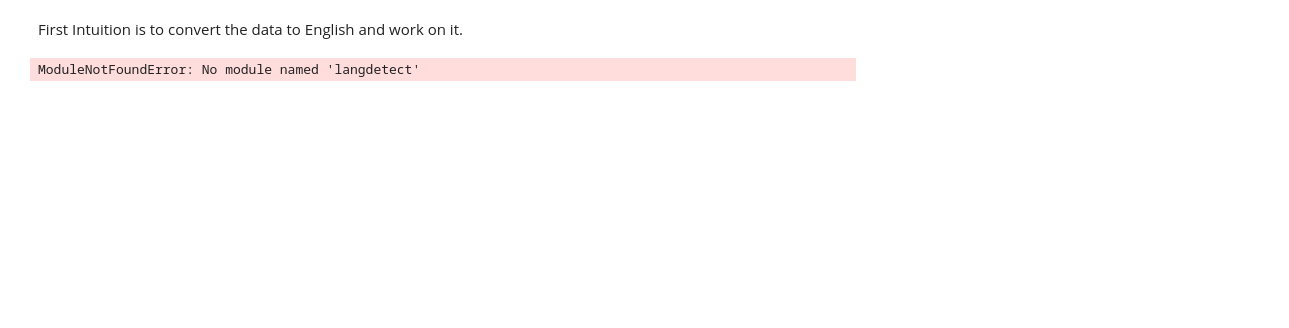
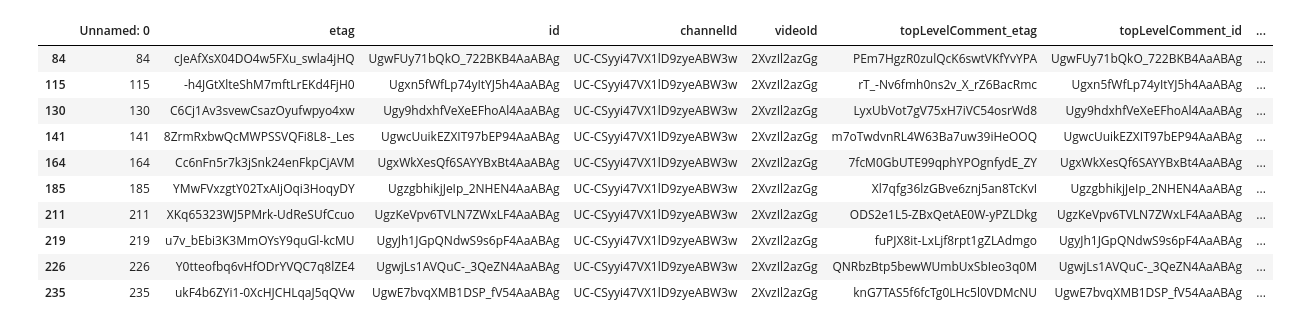
Before and after one commit to Hetav01/Public-Safety-Monitoring-India, a Jupyter notebook: preprocessing/preprocessing.ipynb, the cells around one changed output. Saved outputs shown, nothing was run; the diff lists cells and outputs as text; code cells hidden in the pictures; blank space fills up the shorter version.

```diff
--- a/preprocessing/preprocessing.ipynb
+++ b/preprocessing/preprocessing.ipynb
@@ -56,23 +9,16 @@ Requirement already satisfied: six in /Users/hetavpatel/anaconda3/lib/python3.12
-# %% [markdown]
-First Intuition is to convert the data to English and work on it.
-# %%
-import langdetect
-import google_trans_new
-from langdetect import detect
-from google_trans_new import google_translator
-
-#write a function to detect language of the comments and then translate them to english and then apply the function the comments column  and create a new column
-
-def detect_lang(comment):
-    try:
-        return detect(comment)
-    except:
-        return 'unknown'
-
-def translate_to_english(comment):
-    translator = google_translator()
-    return translator.translate(comment, lang_tgt='en')
-
-df['lang'] = df['textOriginal'].apply(detect_lang)
-# %% [output]
-ModuleNotFoundError: No module named 'langdetect'
+# %%
+#check first if lang and langNew are still the same after translation or how much it has changed. compare and find the difference
+
+df[df['langNew'] == "id"].head(10)
+# %% [output]
+|  | Unnamed: 0 | etag | id | channelId | videoId | topLevelComment_etag | topLevelComment_id | ... |
+| 84 | 84 | cJeAfXsX04DO4w5FXu_swla4jHQ | UgwFUy71bQkO_722BKB4AaABAg | UC-CSyyi47VX1lD9zyeABW3w | 2XvzIl2azGg | PEm7HgzR0zulQcK6swtVKfYvYPA | UgwFUy71bQkO_722BKB4AaABAg | ... |
+| 115 | 115 | -h4JGtXlteShM7mftLrEKd4FjH0 | Ugxn5fWfLp74yItYJ5h4AaABAg | UC-CSyyi47VX1lD9zyeABW3w | 2XvzIl2azGg | rT_-Nv6fmh0ns2v_X_rZ6BacRmc | Ugxn5fWfLp74yItYJ5h4AaABAg | ... |
+| 130 | 130 | C6Cj1Av3svewCsazOyufwpyo4xw | Ugy9hdxhfVeXeEFhoAl4AaABAg | UC-CSyyi47VX1lD9zyeABW3w | 2XvzIl2azGg | LyxUbVot7gV75xH7iVC54osrWd8 | Ugy9hdxhfVeXeEFhoAl4AaABAg | ... |
+| 141 | 141 | 8ZrmRxbwQcMWPSSVQFi8L8-_Les | UgwcUuikEZXIT97bEP94AaABAg | UC-CSyyi47VX1lD9zyeABW3w | 2XvzIl2azGg | m7oTwdvnRL4W63Ba7uw39iHeOOQ | UgwcUuikEZXIT97bEP94AaABAg | ... |
+| 164 | 164 | Cc6nFn5r7k3jSnk24enFkpCjAVM | UgxWkXesQf6SAYYBxBt4AaABAg | UC-CSyyi47VX1lD9zyeABW3w | 2XvzIl2azGg | 7fcM0GbUTE99qphYPOgnfydE_ZY | UgxWkXesQf6SAYYBxBt4AaABAg | ... |
+| 185 | 185 | YMwFVxzgtY02TxAIjOqi3HoqyDY | UgzgbhikjJeIp_2NHEN4AaABAg | UC-CSyyi47VX1lD9zyeABW3w | 2XvzIl2azGg | Xl7qfg36lzGBve6znj5an8TcKvI | UgzgbhikjJeIp_2NHEN4AaABAg | ... |
+| 211 | 211 | XKq65323WJ5PMrk-UdReSUfCcuo | UgzKeVpv6TVLN7ZWxLF4AaABAg | UC-CSyyi47VX1lD9zyeABW3w | 2XvzIl2azGg | ODS2e1L5-ZBxQetAE0W-yPZLDkg | UgzKeVpv6TVLN7ZWxLF4AaABAg | ... |
+| 219 | 219 | u7v_bEbi3K3MmOYsY9quGl-kcMU | UgyJh1JGpQNdwS9s6pF4AaABAg | UC-CSyyi47VX1lD9zyeABW3w | 2XvzIl2azGg | fuPJX8it-LxLjf8rpt1gZLAdmgo | UgyJh1JGpQNdwS9s6pF4AaABAg | ... |
+| 226 | 226 | Y0tteofbq6vHfODrYVQC7q8lZE4 | UgwjLs1AVQuC-_3QeZN4AaABAg | UC-CSyyi47VX1lD9zyeABW3w | 2XvzIl2azGg | QNRbzBtp5bewWUmbUxSbIeo3q0M | UgwjLs1AVQuC-_3QeZN4AaABAg | ... |
+| 235 | 235 | ukF4b6ZYi1-0XcHJCHLqaJ5qQVw | UgwE7bvqXMB1DSP_fV54AaABAg | UC-CSyyi47VX1lD9zyeABW3w | 2XvzIl2azGg | knG7TAS5f6fcTg0LHc5l0VDMcNU | UgwE7bvqXMB1DSP_fV54AaABAg | ... |
```
Also changed, not shown: parts of 21 cells of this notebook, 2 other files.
